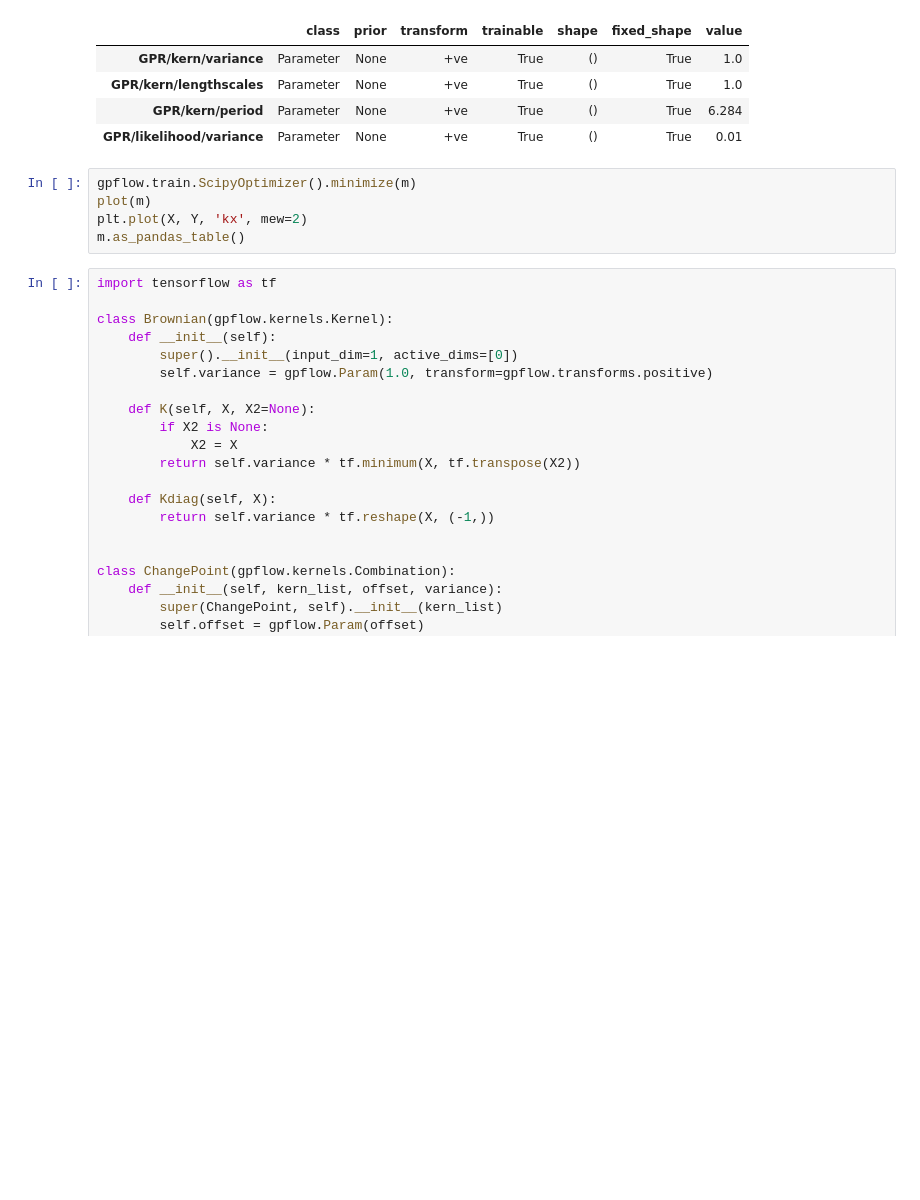
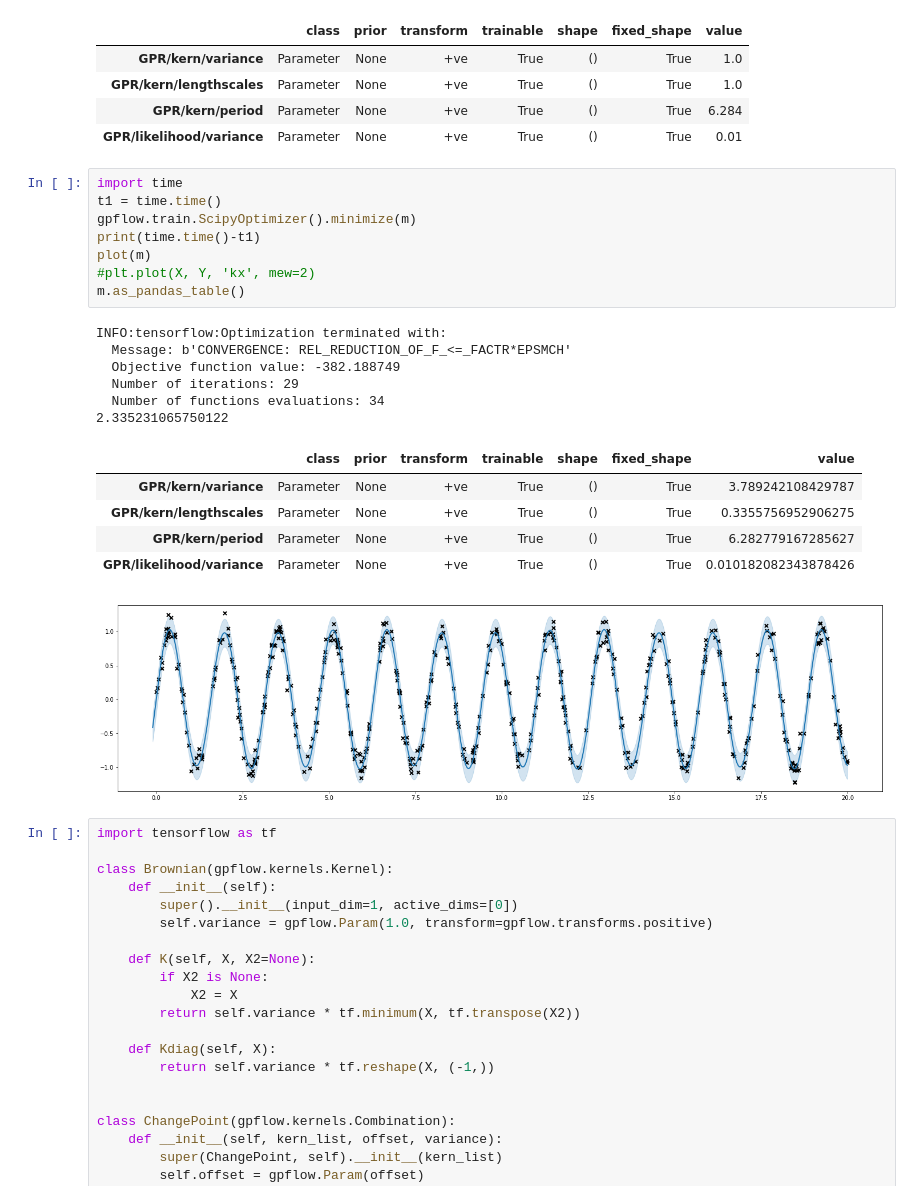
Before and after one commit to ctorney/gp_shift, a Jupyter notebook: analysis/test_area.ipynb, the cells around one changed output. Saved outputs shown, nothing was run; the diff lists cells and outputs as text; blank space fills up the shorter version.

```diff
--- a/analysis/test_area.ipynb
+++ b/analysis/test_area.ipynb
@@ -134,10 +137,26 @@ m.as_pandas_table()
 | GPR/kern/period | Parameter | None | +ve | True | () | True | 6.284 |
 | GPR/likelihood/variance | Parameter | None | +ve | True | () | True | 0.01 |
 # %%
+import time
+t1 = time.time()
 gpflow.train.ScipyOptimizer().minimize(m)
+print(time.time()-t1)
 plot(m)
-plt.plot(X, Y, 'kx', mew=2)
+#plt.plot(X, Y, 'kx', mew=2)
 m.as_pandas_table()
+# %% [output]
+INFO:tensorflow:Optimization terminated with:
+  Message: b'CONVERGENCE: REL_REDUCTION_OF_F_<=_FACTR*EPSMCH'
+  Objective function value: -382.188749
+  Number of iterations: 29
+  Number of functions evaluations: 34
+2.335231065750122
+|  | class | prior | transform | trainable | shape | fixed_shape | value |
+| GPR/kern/variance | Parameter | None | +ve | True | () | True | 3.789242108429787 |
+| GPR/kern/lengthscales | Parameter | None | +ve | True | () | True | 0.3355756952906275 |
+| GPR/kern/period | Parameter | None | +ve | True | () | True | 6.282779167285627 |
+| GPR/likelihood/variance | Parameter | None | +ve | True | () | True | 0.010182082343878426 |
+[figure, added]
 # %%
 import tensorflow as tf
 
```
Also changed, not shown: parts of 3 cells of this notebook.
